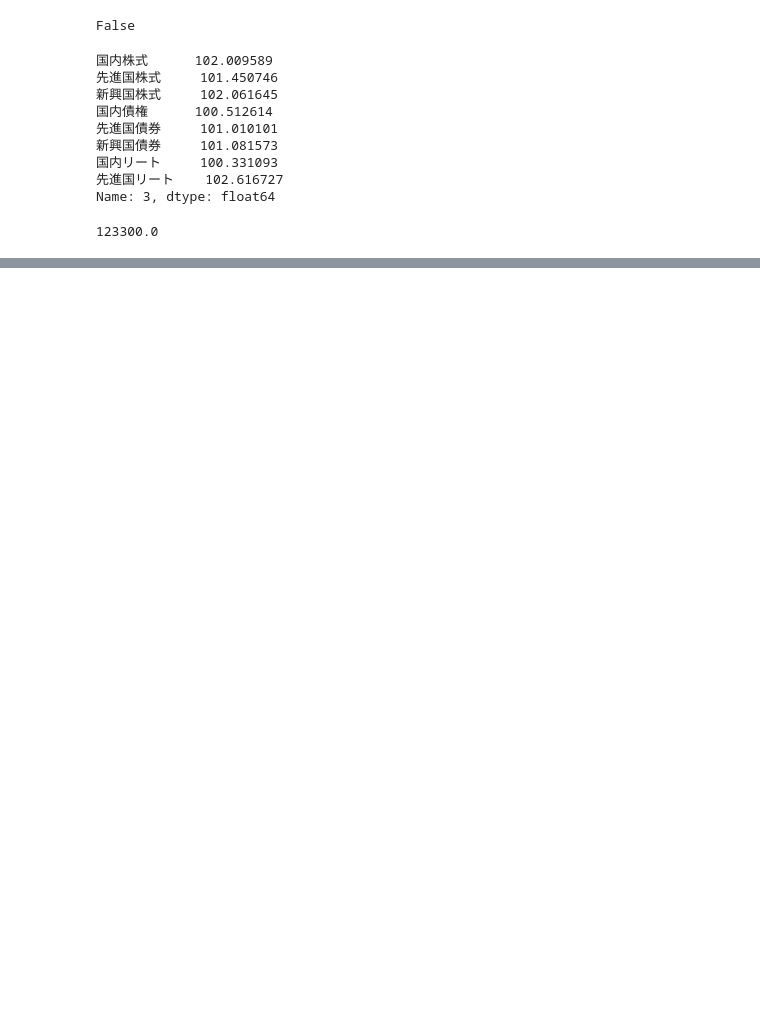
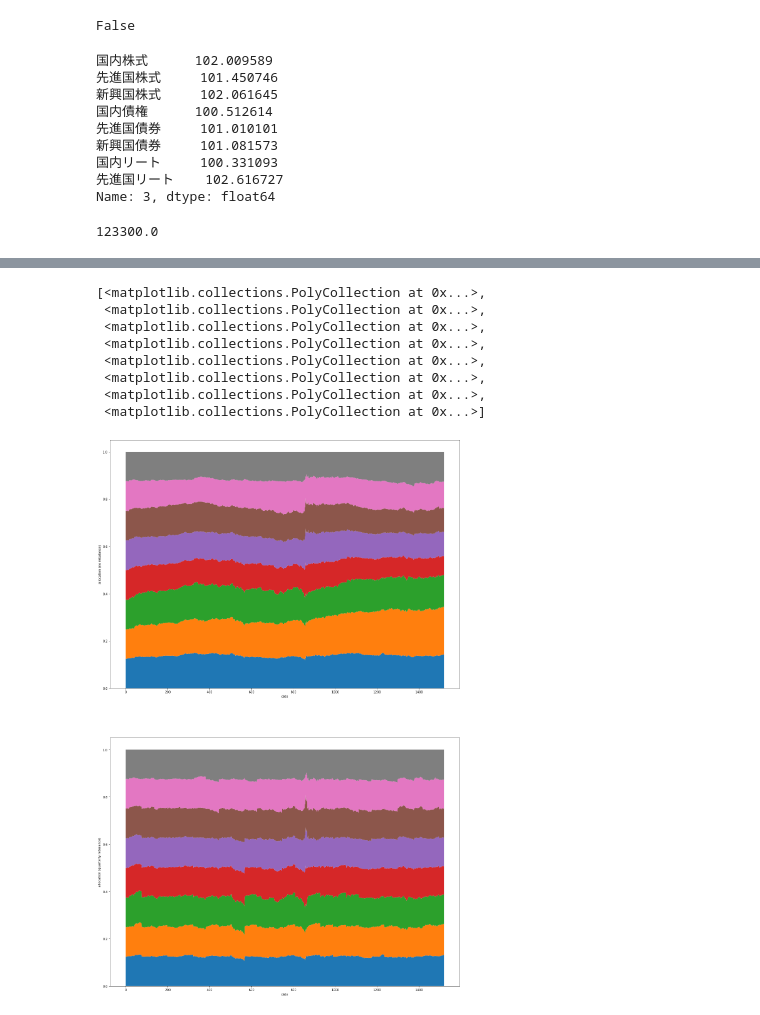
Before and after one commit to 892nske/vaeport, a Jupyter notebook: vae1.ipynb, the cells around one changed output, grey strips where cells are left out. Drawn from its saved outputs; the diff is of its cells as text; code cells hidden in the pictures; blank space fills up the shorter version.

```diff
--- a/vae1.ipynb
+++ b/vae1.ipynb
@@ -76,6 +75,11 @@ for index, row in vals_rebq.iterrows():
         vals_rebq.loc[index] = nums_rebq.loc[index] *fundsdata.loc[index,vals_rebq.columns]/10000
 # %%
 port_rebq = vals_rebq.sum(axis=1)
+# %%
+# 比率を計算
+alc_rebq = vals_rebq.copy()
+for index, row in alc_rebq.iterrows():
+    alc_rebq.loc[index] = vals_rebq.loc[index]/port_rebq.loc[index]
 # %%
 fig = plt.figure(figsize=(20, 12))
 ax = fig.add_subplot(111, xlabel='date', ylabel='value')
@@ -89,0 +94,18 @@ ax.plot(port_rebq)
+# %%
+fig = plt.figure(figsize=(20, 32))
+ax = fig.add_subplot(211, xlabel='date', ylabel='allocation (no rebalance)')
+ax.stackplot(alc_noreb.index,alc_noreb.values.T)
+# ax.legend(alc_noreb.columns)
+
+ax = fig.add_subplot(212, xlabel='date', ylabel='allocation (quarterly rebalance)')
+ax.stackplot(alc_rebq.index,alc_rebq.values.T)
+# %% [output]
+[<matplotlib.collections.PolyCollection at 0x...>,
+ <matplotlib.collections.PolyCollection at 0x...>,
+ <matplotlib.collections.PolyCollection at 0x...>,
+ <matplotlib.collections.PolyCollection at 0x...>,
+ <matplotlib.collections.PolyCollection at 0x...>,
+ <matplotlib.collections.PolyCollection at 0x...>,
+ <matplotlib.collections.PolyCollection at 0x...>,
+ <matplotlib.collections.PolyCollection at 0x...>]
+[figure, added]
```
Also changed, not shown: parts of 11 cells of this notebook.
